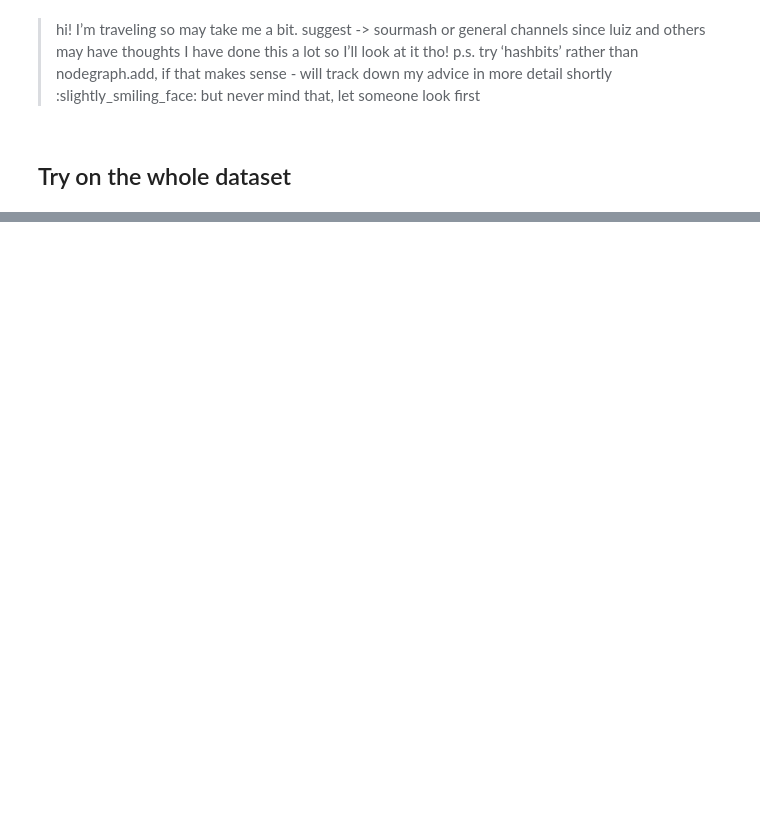
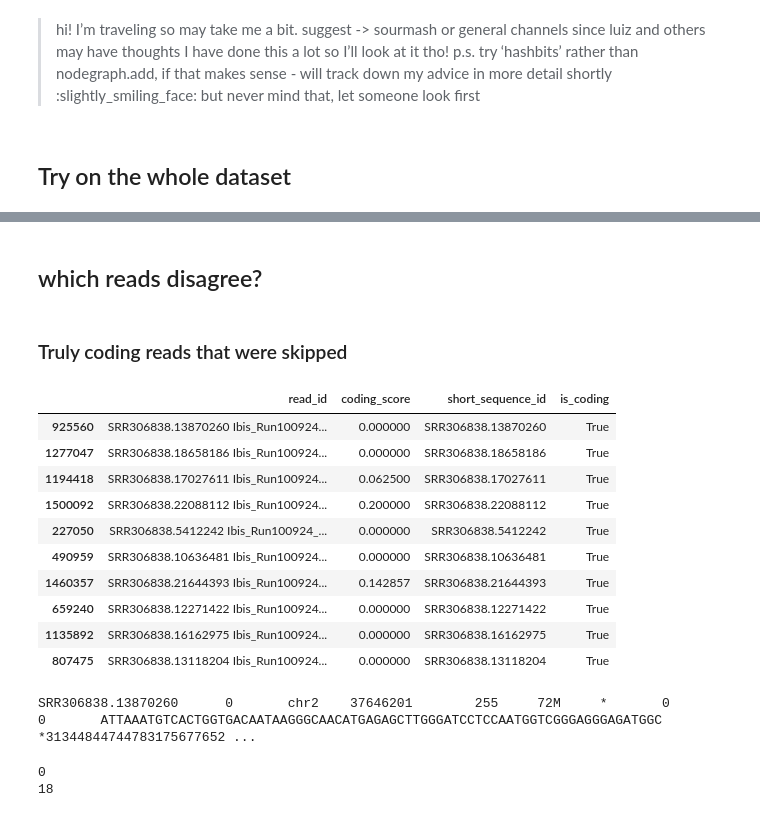
Before and after one commit to czbiohub/kh-analysis, a Jupyter notebook: notebooks/215_khmer_peptide_bloom_filter.ipynb, the cells around one changed output, grey strips where cells are left out. Cells and saved outputs as stored; diff of their text form; code cells hidden in the pictures; blank space fills up the shorter version.

```diff
--- a/notebooks/215_khmer_peptide_bloom_filter.ipynb
+++ b/notebooks/215_khmer_peptide_bloom_filter.ipynb
@@ -391,6 +480,8 @@ def subset_to_spliced_and_add_coding_classification(full_classification, unsplic
 
     full_classification_unspliced['is_coding'] = full_classification_unspliced.short_sequence_id.isin(true_coding_reads)
     return full_classification_unspliced
+# %%
+pd.options.display.max_colwidth = 500
 # %%
 score_df_unspliced = subset_to_spliced_and_add_coding_classification(score_df, unspliced_reads, true_coding_read_ids)
 print(score_df_unspliced.shape)
@@ -406,3 +538,21 @@ sns.violinplot(x='is_coding', y='coding_score', data=score_df_unspliced)
 # %%
 predicted = score_df_unspliced['coding_score'] > 0.9
 target = score_df_unspliced['is_coding']
+# %% [markdown]
+## which reads disagree?
+# %% [markdown]
+### Truly coding reads that were skipped
+# %%
+score_df_unspliced.query('is_coding == True & coding_score < 0.5').sample(10, random_state=0)
+# %% [output]
+|  | read_id | coding_score | short_sequence_id | is_coding |
+| 925560 | SRR306838.13870260 Ibis_Run100924... | 0.000000 | SRR306838.13870260 | True |
+| 1277047 | SRR306838.18658186 Ibis_Run100924... | 0.000000 | SRR306838.18658186 | True |
+| 1194418 | SRR306838.17027611 Ibis_Run100924... | 0.062500 | SRR306838.17027611 | True |
+| 1500092 | SRR306838.22088112 Ibis_Run100924... | 0.200000 | SRR306838.22088112 | True |
+| 227050 | SRR306838.5412242 Ibis_Run100924_... | 0.000000 | SRR306838.5412242 | True |
+| 490959 | SRR306838.10636481 Ibis_Run100924... | 0.000000 | SRR306838.10636481 | True |
+| 1460357 | SRR306838.21644393 Ibis_Run100924... | 0.142857 | SRR306838.21644393 | True |
+| 659240 | SRR306838.12271422 Ibis_Run100924... | 0.000000 | SRR306838.12271422 | True |
+| 1135892 | SRR306838.16162975 Ibis_Run100924... | 0.000000 | SRR306838.16162975 | True |
+| 807475 | SRR306838.13118204 Ibis_Run100924... | 0.000000 | SRR306838.13118204 | True |
@@ -408,0 +561,5 @@ target = score_df_unspliced['is_coding']
+# %%
+bam = 'SRR306838_GSM752691_hsa_br_F_1Aligned.sortedByCoord.out_CDS_without_stop_codon_or_utr.bam'
+! samtools view $folder/$bam | grep 'SRR306838.13870260'
+# %% [output]
+SRR306838.13870260      0       chr2    37646201        255     72M     *       0       0       ATTAAATGTCACTGGTGACAATAAGGGCAACATGAGAGCTTGGGATCCTCCAATGGTCGGGAGGGAGATGGC        *31344844744783175677652 ...
@@ -408,0 +570,11 @@ target = score_df_unspliced['is_coding']
+# %%
+for translation in translations:
+    kmers = list(set(kmerize(str(translation), peptide_ksize)))
+    hashes = [hash_murmur(kmer) for kmer in kmers]
+    n_kmers = len(kmers)
+    n_kmers_in_peptide_db = sum(1 for h in hashes if
+                                peptide_graph.get(h) > 0)
+    print(n_kmers_in_peptide_db)
+# %% [output]
+0
+18
```
Also changed, not shown: parts of 26 cells of this notebook, 15 other files.
